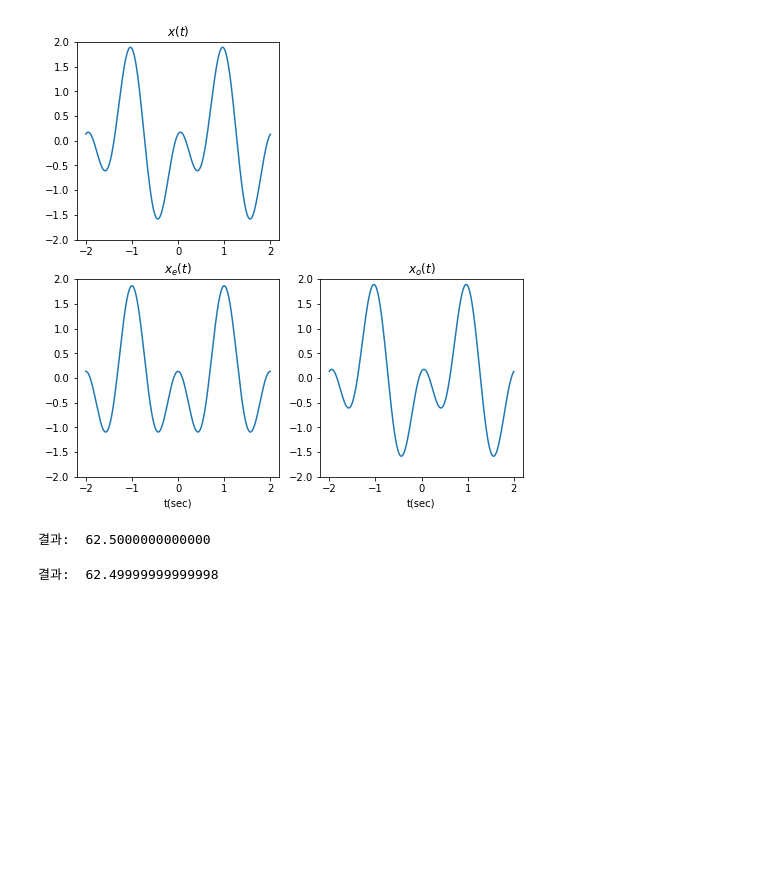
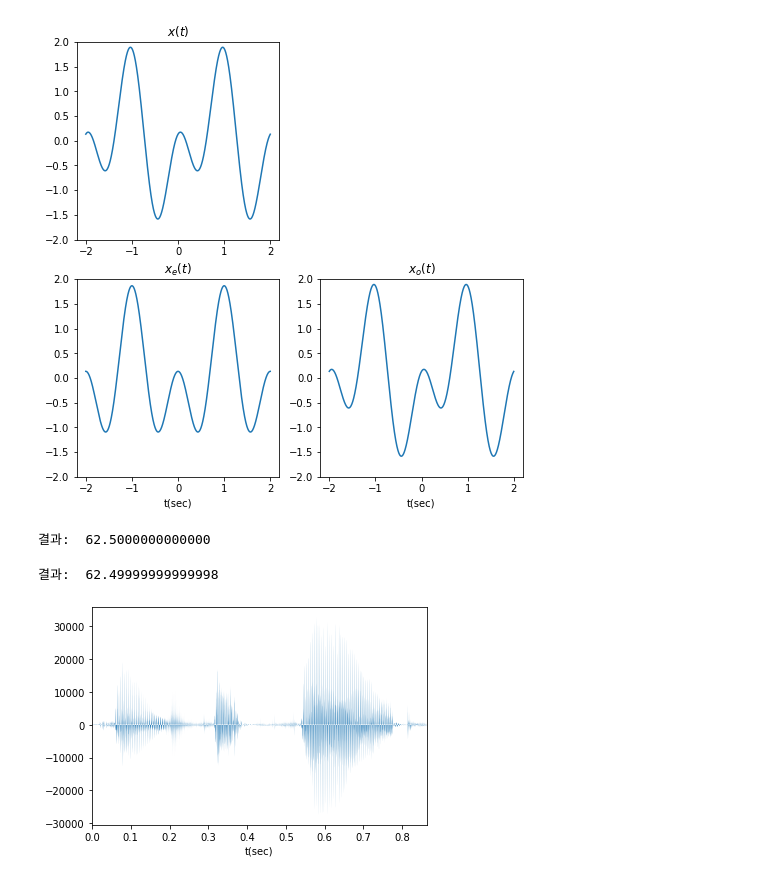
Before and after one commit to icaros7/signal_and_system_study, a Jupyter notebook: 2021_2_신호_및_시스템.ipynb, the cells around one changed output. Saved outputs shown, nothing was run; the diff lists cells and outputs as text; code cells hidden in the pictures; blank space fills up the shorter version.

```diff
--- a/2021_2_신호_및_시스템.ipynb
+++ b/2021_2_신호_및_시스템.ipynb
@@ -148,3 +148,19 @@ Ex1, error = inte.quad(lambda t: x2(t)**2, 0, 1)
 print("결과: " , Px1 + Ex1)
 # %% [output]
 결과:  62.49999999999998
+# %%
+# 문제: P1.27
+# 학번: 201735030
+# 이름: 이호민
+
+from scipy.io import wavfile as wavf
+
+fs, s = wavf.read('/content/drive/MyDrive/Colab Notebooks/one_step_forward.wav')
+
+t = np.arange(len(s))/float(fs)
+plt.fill_between(t,s)
+plt.xlim(t[0], t[-1])
+plt.xlabel("t(sec)")
+plt.show()
+# %% [output]
+[figure, added]
```
